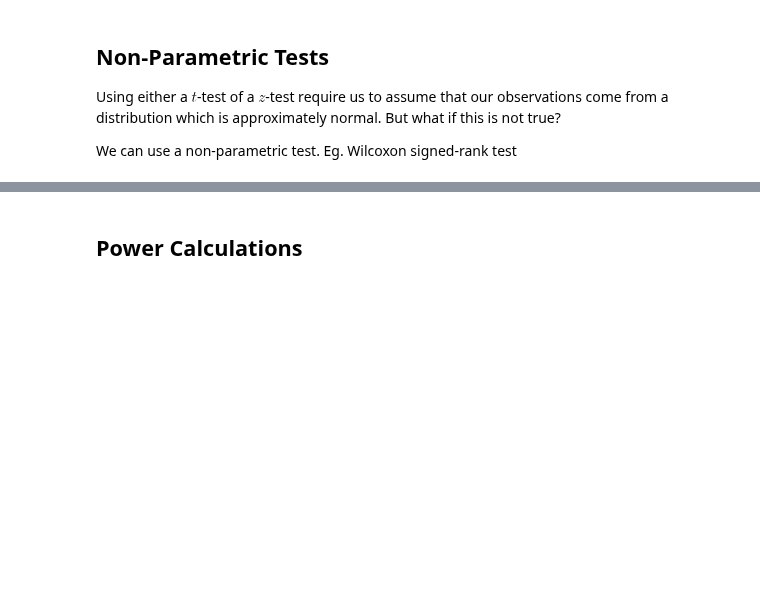
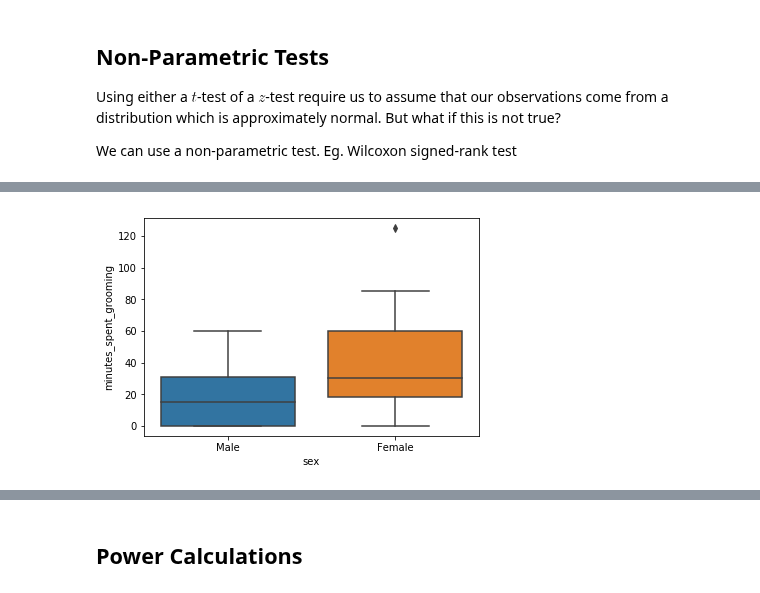
Before and after one commit to NSS-Data-Instructional-Stuff/stats-for-data-science, a Jupyter notebook: notebooks/Hypothesis_Testing.ipynb, the cells around one changed output, grey strips where cells are left out. Cells and saved outputs as stored; diff of their text form; code cells hidden in the pictures; blank space fills up the shorter version.

```diff
--- a/notebooks/Hypothesis_Testing.ipynb
+++ b/notebooks/Hypothesis_Testing.ipynb
@@ -330,3 +387,5 @@ This means that we can reject the null hypothesis in favor of the alternative hy
 Using either a $t$-test of a $z$-test require us to assume that our observations come from a distribution which is approximately normal. But what if this is not true?
 
 We can use a non-parametric test. Eg. Wilcoxon signed-rank test
+# %%
+grooming = pd.read_csv('../data/atus_grooming.csv')
@@ -332,0 +400,4 @@ We can use a non-parametric test. Eg. Wilcoxon signed-rank test
+# %%
+sns.boxplot(data = grooming, x = 'sex', y = 'minutes_spent_grooming');
+# %% [output]
+[figure, added]
```
Also changed, not shown: parts of 22 cells of this notebook, 2 other files.
